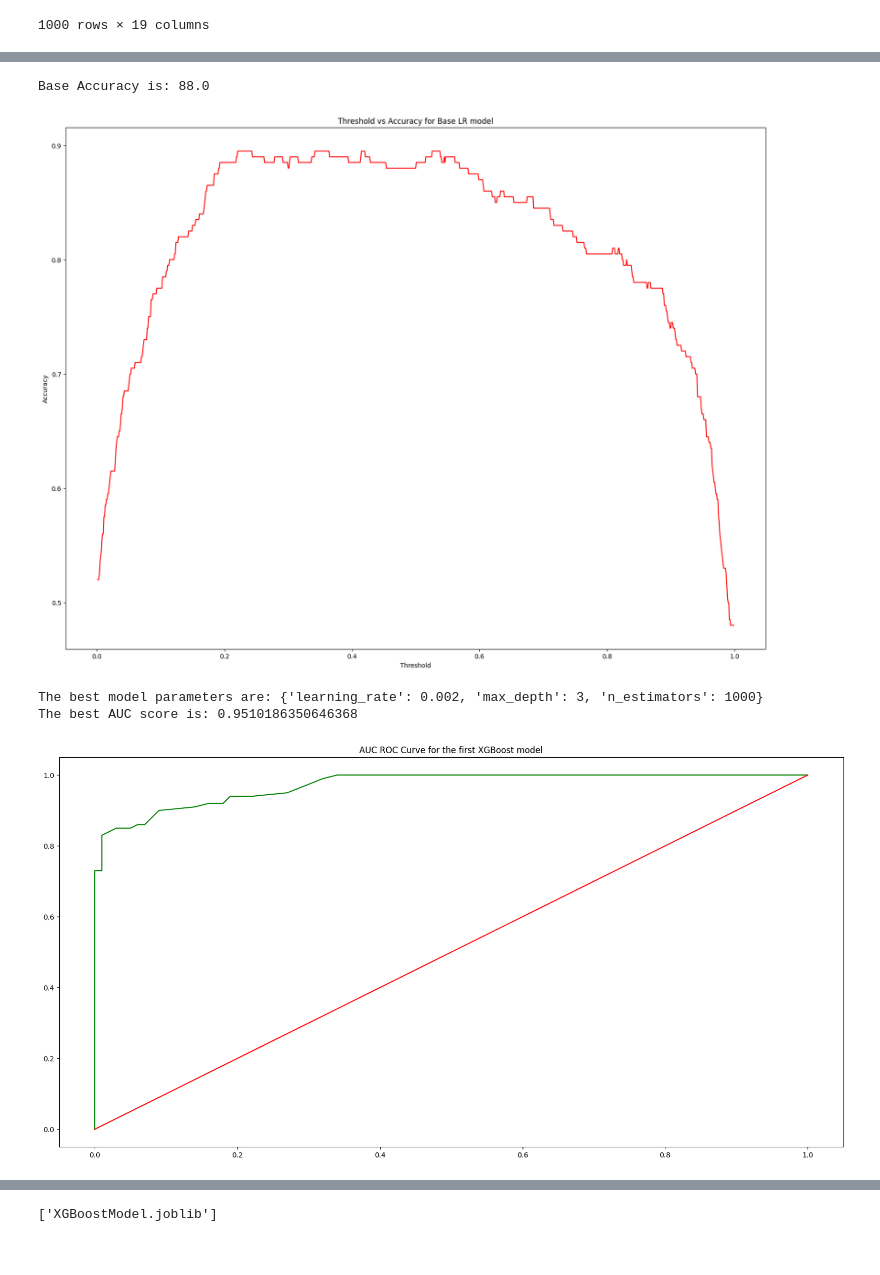
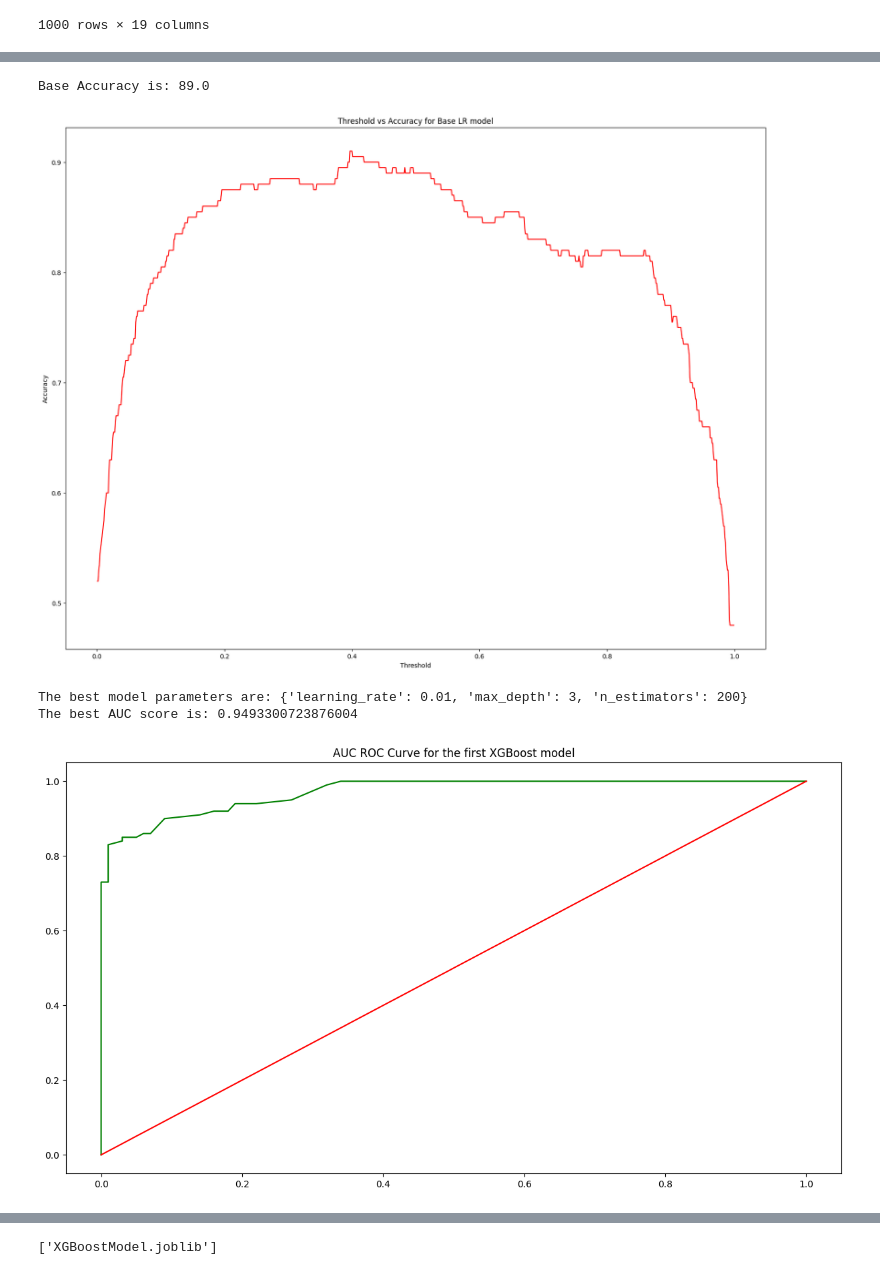
Before and after one commit to NathanPimenta/Synthea-Based-Hospital-Dashboard, a Jupyter notebook: Main Model.ipynb, the cells around one changed output, grey strips where cells are left out. Drawn from its saved outputs; the diff is of its cells as text; code cells hidden in the pictures.

Commit message:
Added some Normalization + Standardization + Strat K-Fold Validation as well

```diff
--- a/Main Model.ipynb
+++ b/Main Model.ipynb
@@ -25,9 +25,10 @@ data = pd.read_csv('Datasets/HCP.csv')
 #Some global objects for easy referencing
 
 threshIncrementArray = [0.001, 0.001]
-kde = True
 le = LabelEncoder()
 scaler = StandardScaler()
+robScaler = RobustScaler()
+skf = StratifiedKFold(n_splits=5, random_state=42, shuffle=True)
 # %%
 data
 # %% [output]
@@ -247,3 +248,24 @@ data
 map4 = data.groupby(['length_of_stay', 'doctorname', 'satisfactionscore'])['readmitted'].mean().to_dict()
 data['tuple'] = list(zip(data['length_of_stay'], data['doctorname'], data['satisfactionscore']))
 data['Readmission = True | length_of_stay, doctorname, satisfactionscore'] = data['tuple'].map(map4)
+# %%
+""" EDA Cell 2 """
+group_avg = data.groupby(['diagnosis', 'severity']).agg({
+    'treatmentcost': 'mean',
+    'length_of_stay': 'mean',
+    'satisfactionscore': 'mean'
+}).reset_index()
+
+data['tuple'] = list(zip(data['diagnosis'], data['severity']))
+
+map_treatment = dict(zip(zip(group_avg['diagnosis'], group_avg['severity']), group_avg['treatmentcost']))
+data['Avg treatment cost / diagnosis and severity'] = data['tuple'].map(map_treatment)
+
+map_los = dict(zip(zip(group_avg['diagnosis'], group_avg['severity']), group_avg['length_of_stay']))
+map_satisfaction = dict(zip(zip(group_avg['diagnosis'], group_avg['severity']), group_avg['satisfactionscore']))
+
+data['LOS / Avg LOS'] = data['length_of_stay'] / data['tuple'].map(map_los)
+data['Satisfaction / Avg Satisfaction'] = data['satisfactionscore'] / data['tuple'].map(map_satisfaction)
+data['Treatment x Satisfaction'] = data['Avg treatment cost / diagnosis and severity'] * data['Satisfaction / Avg Satisfaction']
+
+data.head()
@@ -249,0 +280,16 @@ data['Readmission = True | length_of_stay, doctorname, satisfactionscore'] = dat
+# %%
+""" Applying some normalizations + standardizations """
+
+# data['treatmentcost'] , lamda_opt = boxcox(data['treatmentcost'])
+data['treatmentcost'] = robScaler.fit_transform(data[['treatmentcost']])
+data['satisfactionscore'] = scaler.fit_transform(data[['satisfactionscore']])
+data['length_of_stay'] = scaler.fit_transform(data[['length_of_stay']])
+
+plt.figure()
+sns.kdeplot(data=data['treatmentcost'], color='purple')
+sns.kdeplot(data=data['satisfactionscore'], color='green')
+sns.kdeplot(data=data['length_of_stay'], color='red')
+plt.show()
+
+skew_list = data[['length_of_stay', 'satisfactionscore', 'treatmentcost']].skew()
+print(*skew_list, sep=' ')
@@ -270,7 +336,7 @@ acc = accuracy_score(y_test, y_pred)
 
 print(f"Base Accuracy is: {acc * 100}")
 # %% [output]
-Base Accuracy is: 88.0
+Base Accuracy is: 89.0
 # %%
 """ Threshold Based Log Regression """
 
@@ -296,7 +362,7 @@ plt.ylabel('Accuracy')
 plt.title('Threshold vs Accuracy for Base LR model')
 plt.show()
 # %% [output]
-[figure, old version]
+[figure, new version]
 # %%
 """ Using HyperParameter Tuning for the 1st XGBoost Model"""
 
@@ -326,33 +392,33 @@ gcvXgb.fit(X_train, y_train)
 print(f"The best model parameters are: {gcvXgb.best_params_}")
 print(f"The best AUC score is: {gcvXgb.best_score_}")
 # %% [output]
-The best model parameters are: {'learning_rate': 0.002, 'max_depth': 3, 'n_estimators': 1000}
-The best AUC score is: 0.9510186350646368
+The best model parameters are: {'learning_rate': 0.01, 'max_depth': 3, 'n_estimators': 200}
+The best AUC score is: 0.9493300723876004
 # %%
 """ Integrating AUC ROC Curve with thresholds on the XGBoost model """
 
 threshold, increment = threshIncrementArray[0], threshIncrementArray[1]
-y_pred_proba = gcv.predict_proba(X_test)[:, 1]
+y_pred_proba = gcvXgb.predict_proba(X_test)[:, 1]
 y_pred_proba = np.round(y_pred_proba, 3)
 
 tprArray = []
 fprArray = []
 
 while threshold <= 1:
 
     y_pred_refined = (y_pred_proba >= threshold)
     tp, fn, fp, tn = confusion_matrix(y_test, y_pred_refined).ravel()
 
     tprArray.append(round(tp / (tp + fn), 2))
     fprArray.append(round(fp / (fp + tn), 2))
 
     threshold += increment
 
 
-plt.figure(figsize=(20, 10))
+plt.figure(figsize=(15, 8))
 plt.plot(fprArray, tprArray, c='g', label="AUC ROC Curve")
 plt.plot(np.linspace(0, 1, 1000), np.linspace(0, 1, 1000), c='r', label="Worst performing AUC ROC Curve (0.5 AUC ROC Score)")
 plt.title("AUC ROC Curve for the first XGBoost model")
 plt.show()
 # %% [output]
-[figure, old version]
+[figure, new version]
```
Also changed, not shown: parts of 7 cells of this notebook, 4 other files.
